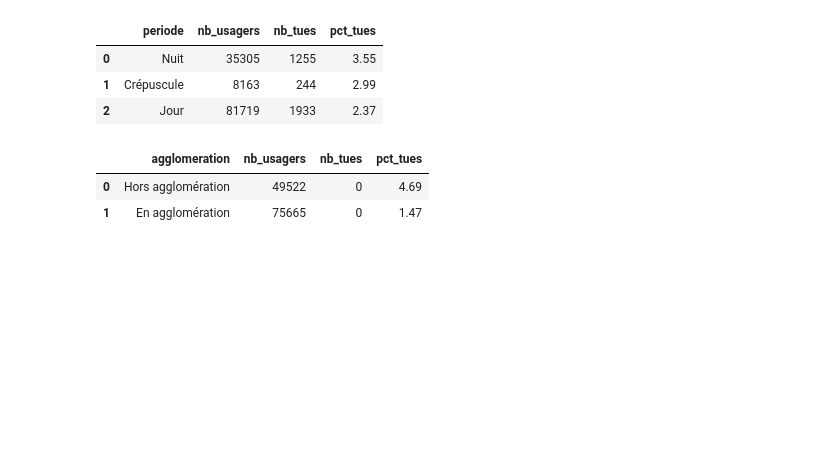
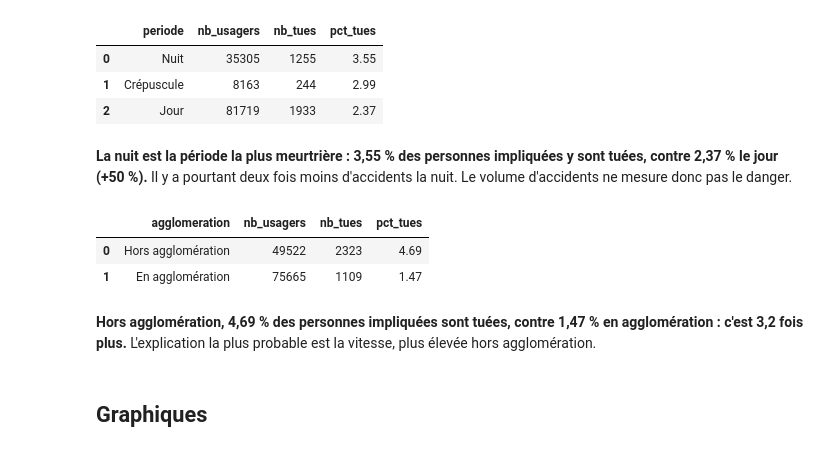
Before and after one commit to isaaclv822/road-accident, a Jupyter notebook: notebook/03_analyse.ipynb, the cells around one changed output. Saved outputs shown, nothing was run; the diff lists cells and outputs as text; code cells hidden in the pictures; blank space fills up the shorter version.

Commit message:
Mise à jour: ajout de commentaires dans notebook & correction README

```diff
--- a/notebook/03_analyse.ipynb
+++ b/notebook/03_analyse.ipynb
@@ -176,22 +222,28 @@ sql("""
 | 0 | Nuit | 35305 | 1255 | 3.55 |
 | 1 | Crépuscule | 8163 | 244 | 2.99 |
 | 2 | Jour | 81719 | 1933 | 2.37 |
+# %% [markdown]
+**La nuit est la période la plus meurtrière : 3,55 % des personnes impliquées y sont tuées, contre 2,37 % le jour (+50 %).** Il y a pourtant deux fois moins d'accidents la nuit. Le volume d'accidents ne mesure donc pas le danger.
 # %%
 sql("""
     SELECT
         a.agglomeration,
         COUNT(*) AS nb_usagers,
-        SUM(CASE WHEN u.gravite = 'tué' THEN 1 ELSE 0 END) AS nb_tues,
+        SUM(CASE WHEN u.gravite = 'Tué' THEN 1 ELSE 0 END) AS nb_tues,
         ROUND(100.0 * SUM(CASE WHEN u.gravite = 'Tué' THEN 1 ELSE 0 END) / COUNT(*), 2) AS pct_tues
     FROM usagers AS u
-    JOIN accidents AS a ON u.Num_acc = a.Num_acc
+    JOIN accidents AS a ON u.Num_Acc = a.Num_Acc
     GROUP BY a.agglomeration
     ORDER BY pct_tues DESC
 """)
 # %% [output]
 |  | agglomeration | nb_usagers | nb_tues | pct_tues |
-| 0 | Hors agglomération | 49522 | 0 | 4.69 |
-| 1 | En agglomération | 75665 | 0 | 1.47 |
+| 0 | Hors agglomération | 49522 | 2323 | 4.69 |
+| 1 | En agglomération | 75665 | 1109 | 1.47 |
+# %% [markdown]
+**Hors agglomération, 4,69 % des personnes impliquées sont tuées, contre 1,47 % en agglomération : c'est 3,2 fois plus.** L'explication la plus probable est la vitesse, plus élevée hors agglomération.
+# %% [markdown]
+## Graphiques
 # %%
 # Accidents par heure
 import plotly.express as px
```
Also changed, not shown: parts of 20 cells of this notebook, 5 other files.
